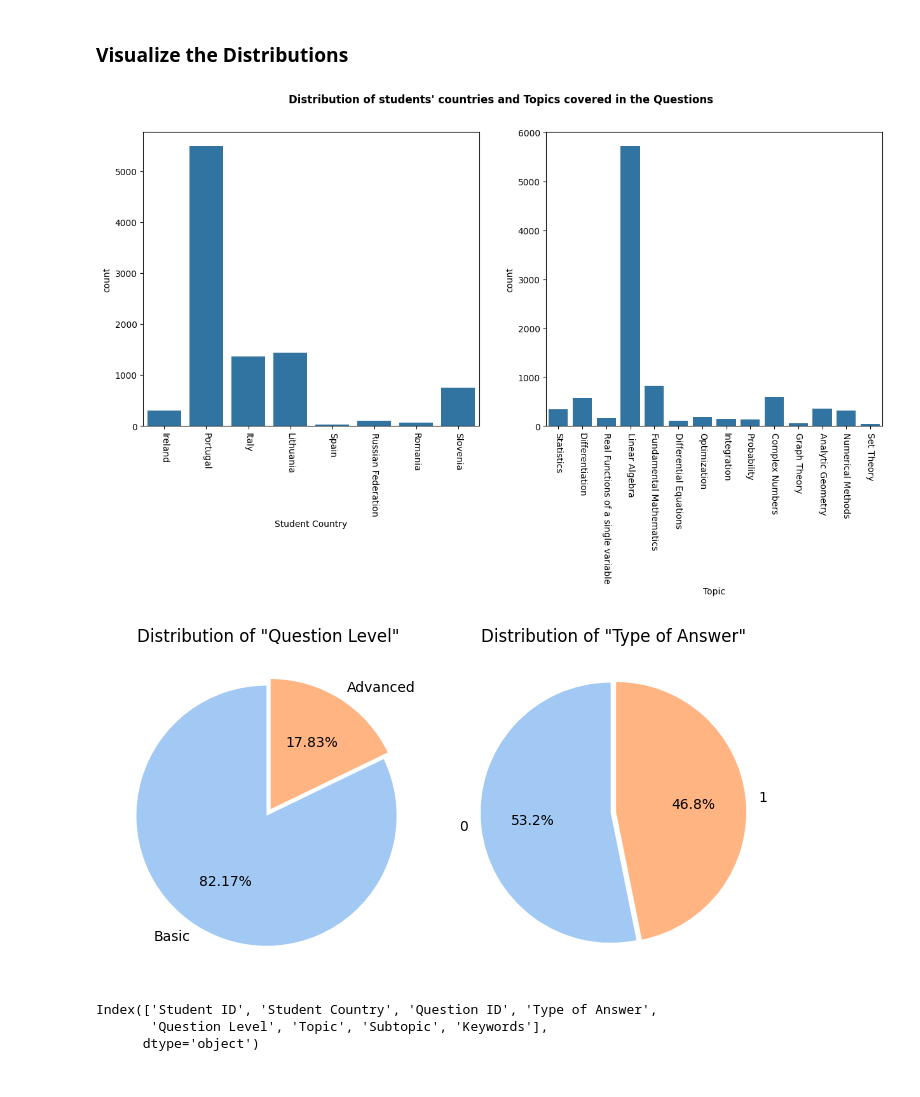
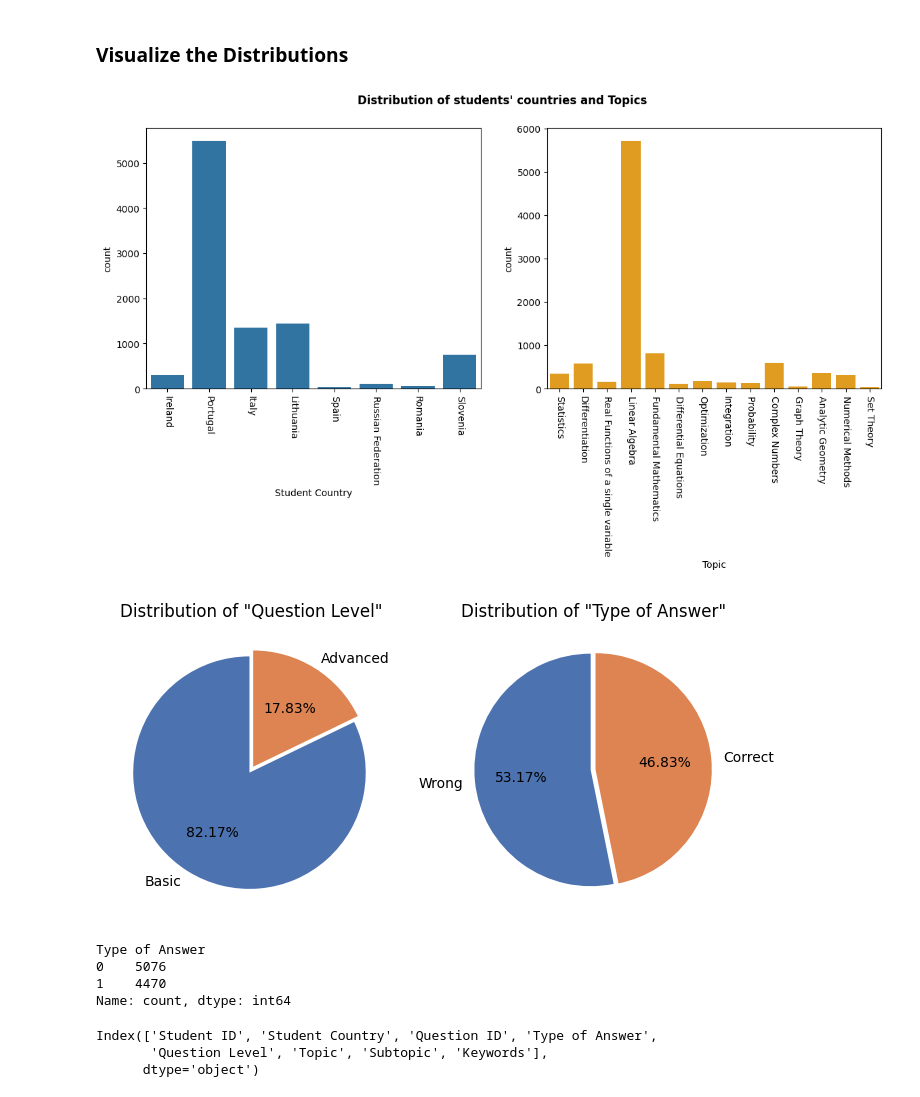
Before and after one commit to vickCoder7/math_learning_in_higher_education, a Jupyter notebook: project.ipynb, the cells around one changed output. Drawn from its saved outputs; the diff is of its cells as text; code cells hidden in the pictures.

```diff
--- a/project.ipynb
+++ b/project.ipynb
@@ -91,22 +81,21 @@ question_level_ans
 # %% [markdown]
 ### **Visualize the Distributions**
 # %%
-fig, axs = plt.subplots(1, 2, figsize=(15, 6))
+fig, axs = plt.subplots(1, 2, figsize=(14, 5))
 
 sns.countplot(data=df, x='Student Country', ax=axs[0])
 axs[0].tick_params(axis = 'x', rotation=-90)
 
-
-sns.countplot(data=df, x='Topic', ax=axs[1])
+sns.countplot(data=df, x='Topic', ax=axs[1], color='orange')
 axs[1].tick_params(axis = 'x', rotation=-90)
 # sns.countplot(data=df, x='Question Level', ax=axs[1])
 
-fig.suptitle('Distribution of students\' countries and Topics covered in the Questions', fontweight='bold')
+fig.suptitle('Distribution of students\' countries and Topics', fontweight='bold')
 plt.show()
 # %% [output]
-[figure, old version]
+[figure, new version]
 # %%
-palette_color = sns.color_palette("pastel")
+c = sns.color_palette("deep")
 
 # Count values for each category
 ques_level_count = df['Question Level'].value_counts()
@@ -119,17 +108,24 @@ explode_ques_level_count = [0.03] * len(ques_level_count)
 explode_ans_type_count = [0.021] * len(answer_type_count)
 
 # Pie chart for 'Question Level'
-axs[0].pie(ques_level_count, labels=ques_level_count.index, autopct='%1.2f%%', startangle=90, colors=palette_color, explode=explode_ques_level_count)
+axs[0].pie(ques_level_count, labels=ques_level_count.index, autopct='%1.2f%%', startangle=90, colors=c, explode=explode_ques_level_count)
 axs[0].set_title('Distribution of \"Question Level\"')
 
 # Pie chart for 'Type of Answer'
-axs[1].pie(answer_type_count, labels=answer_type_count.index, autopct='%1.1f%%', startangle=90, colors=palette_color, explode=explode_ans_type_count)
+axs[1].pie(answer_type_count, labels=['Wrong', 'Correct'], autopct='%1.2f%%', startangle=90, colors=c, explode=explode_ans_type_count)
 axs[1].set_title('Distribution of \"Type of Answer\"')
 
 plt.tight_layout()
 plt.show()
 # %% [output]
-[figure, old version]
+[figure, new version]
+# %%
+answer_type_count
+# %% [output]
+Type of Answer
+0    5076
+1    4470
+Name: count, dtype: int64
 # %%
 df.columns
 # %% [output]
```
Also changed, not shown: parts of 24 cells of this notebook.
